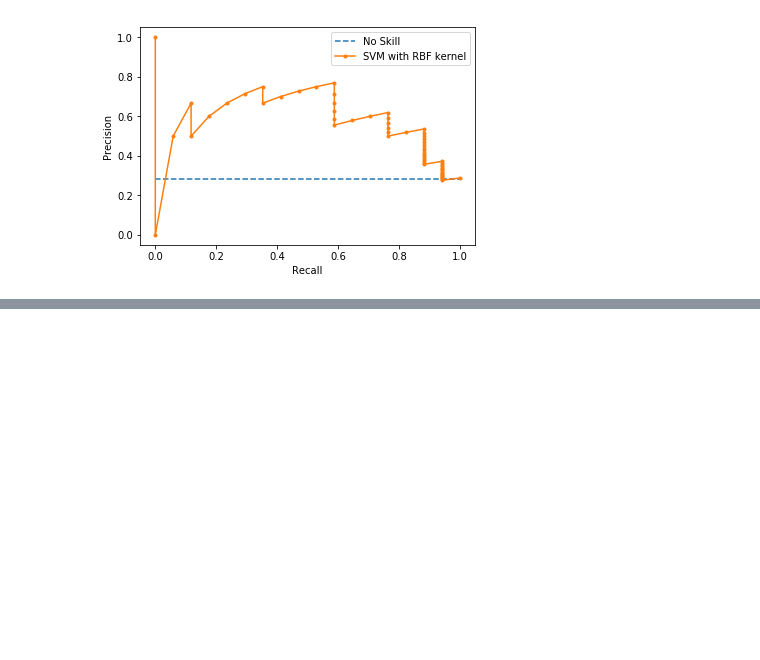
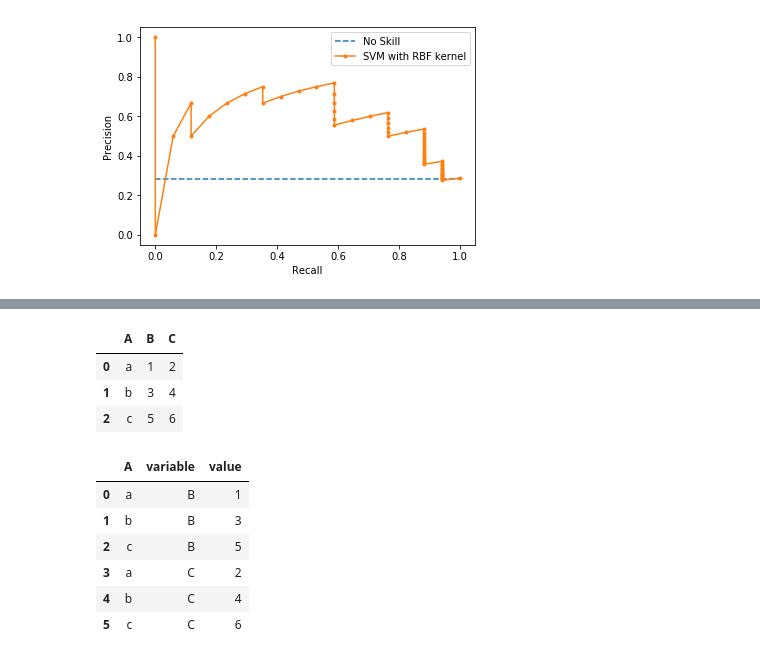
Before and after one commit to yuxuanwu17/heart_failure_detection, a Jupyter notebook: ConfusionMatrix.ipynb, the cells around one changed output, grey strips where cells are left out. Saved outputs shown, nothing was run; the diff lists cells and outputs as text; code cells hidden in the pictures; blank space fills up the shorter version.

```diff
--- a/ConfusionMatrix.ipynb
+++ b/ConfusionMatrix.ipynb
@@ -95,0 +140,20 @@ PRAUC:  auc=0.576
+# %%
+df = pd.DataFrame({'A': {0: 'a', 1: 'b', 2: 'c'},
+                  'B': {0: 1, 1: 3, 2: 5},
+                  'C': {0: 2, 1: 4, 2: 6}})
+df
+# %% [output]
+|  | A | B | C |
+| 0 | a | 1 | 2 |
+| 1 | b | 3 | 4 |
+| 2 | c | 5 | 6 |
+# %%
+df.melt(id_vars='A')
+# %% [output]
+|  | A | variable | value |
+| 0 | a | B | 1 |
+| 1 | b | B | 3 |
+| 2 | c | B | 5 |
+| 3 | a | C | 2 |
+| 4 | b | C | 4 |
+| 5 | c | C | 6 |
```
Also changed, not shown: parts of 7 cells of this notebook, 2 other files.
